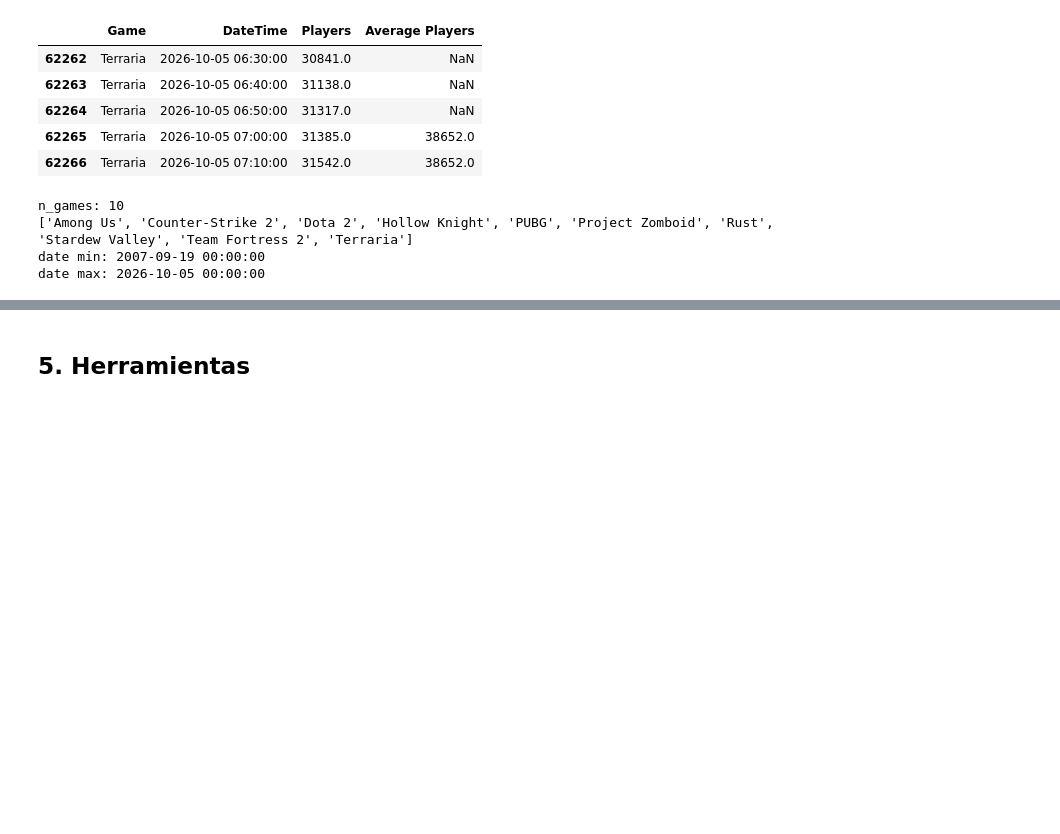
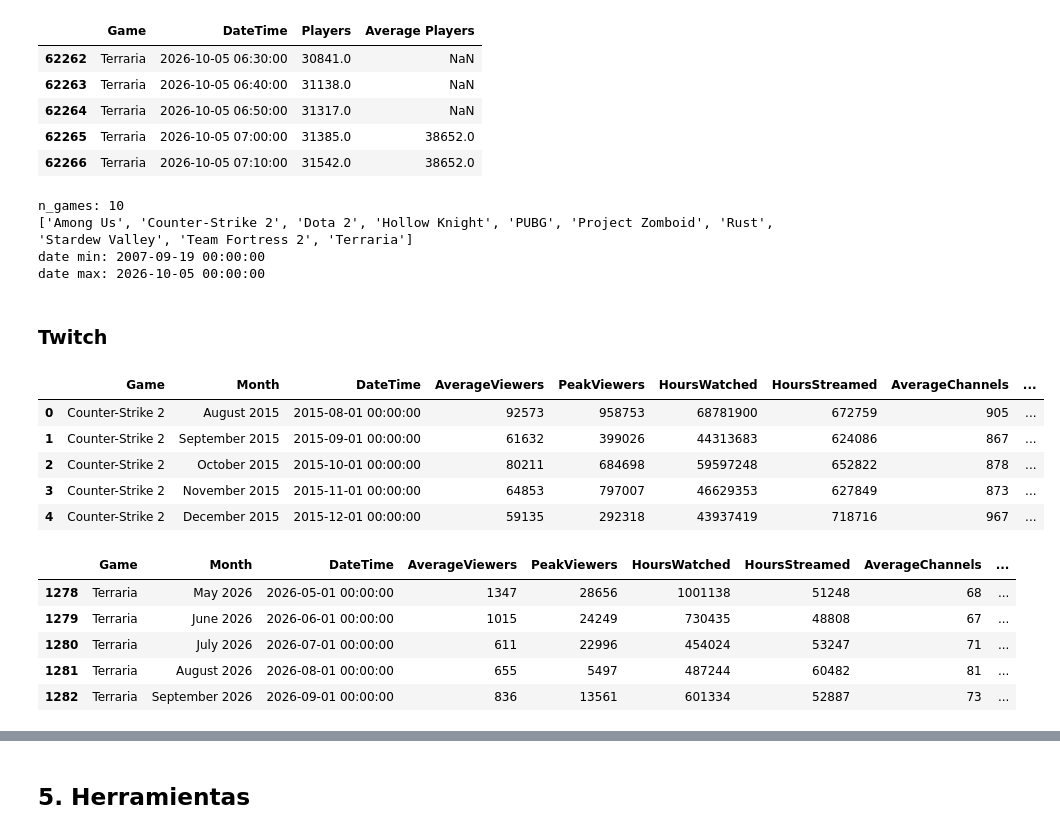
Before and after one commit to ai-somorrostro/Grupo2, a Jupyter notebook: SBD/steam_notebook.ipynb, the cells around one changed output, grey strips where cells are left out. Cells and saved outputs as stored; diff of their text form; code cells hidden in the pictures; blank space fills up the shorter version.

```diff
--- a/SBD/steam_notebook.ipynb
+++ b/SBD/steam_notebook.ipynb
@@ -474,3 +628,21 @@ n_games: 10
 ['Among Us', 'Counter-Strike 2', 'Dota 2', 'Hollow Knight', 'PUBG', 'Project Zomboid', 'Rust', 'Stardew Valley', 'Team Fortress 2', 'Terraria']
 date min: 2007-09-19 00:00:00
 date max: 2026-10-05 00:00:00
+# %% [markdown]
+### Twitch
+# %%
+display(twitch_raw.head())
+display(twitch_raw.tail())
+# %% [output]
+|  | Game | Month | DateTime | AverageViewers | PeakViewers | HoursWatched | HoursStreamed | AverageChannels | ... |
+| 0 | Counter-Strike 2 | August 2015 | 2015-08-01 00:00:00 | 92573 | 958753 | 68781900 | 672759 | 905 | ... |
+| 1 | Counter-Strike 2 | September 2015 | 2015-09-01 00:00:00 | 61632 | 399026 | 44313683 | 624086 | 867 | ... |
+| 2 | Counter-Strike 2 | October 2015 | 2015-10-01 00:00:00 | 80211 | 684698 | 59597248 | 652822 | 878 | ... |
+| 3 | Counter-Strike 2 | November 2015 | 2015-11-01 00:00:00 | 64853 | 797007 | 46629353 | 627849 | 873 | ... |
+| 4 | Counter-Strike 2 | December 2015 | 2015-12-01 00:00:00 | 59135 | 292318 | 43937419 | 718716 | 967 | ... |
+|  | Game | Month | DateTime | AverageViewers | PeakViewers | HoursWatched | HoursStreamed | AverageChannels | ... |
+| 1278 | Terraria | May 2026 | 2026-05-01 00:00:00 | 1347 | 28656 | 1001138 | 51248 | 68 | ... |
+| 1279 | Terraria | June 2026 | 2026-06-01 00:00:00 | 1015 | 24249 | 730435 | 48808 | 67 | ... |
+| 1280 | Terraria | July 2026 | 2026-07-01 00:00:00 | 611 | 22996 | 454024 | 53247 | 71 | ... |
+| 1281 | Terraria | August 2026 | 2026-08-01 00:00:00 | 655 | 5497 | 487244 | 60482 | 81 | ... |
+| 1282 | Terraria | September 2026 | 2026-09-01 00:00:00 | 836 | 13561 | 601334 | 52887 | 73 | ... |
```
Also changed, not shown: parts of 40 cells of this notebook.
